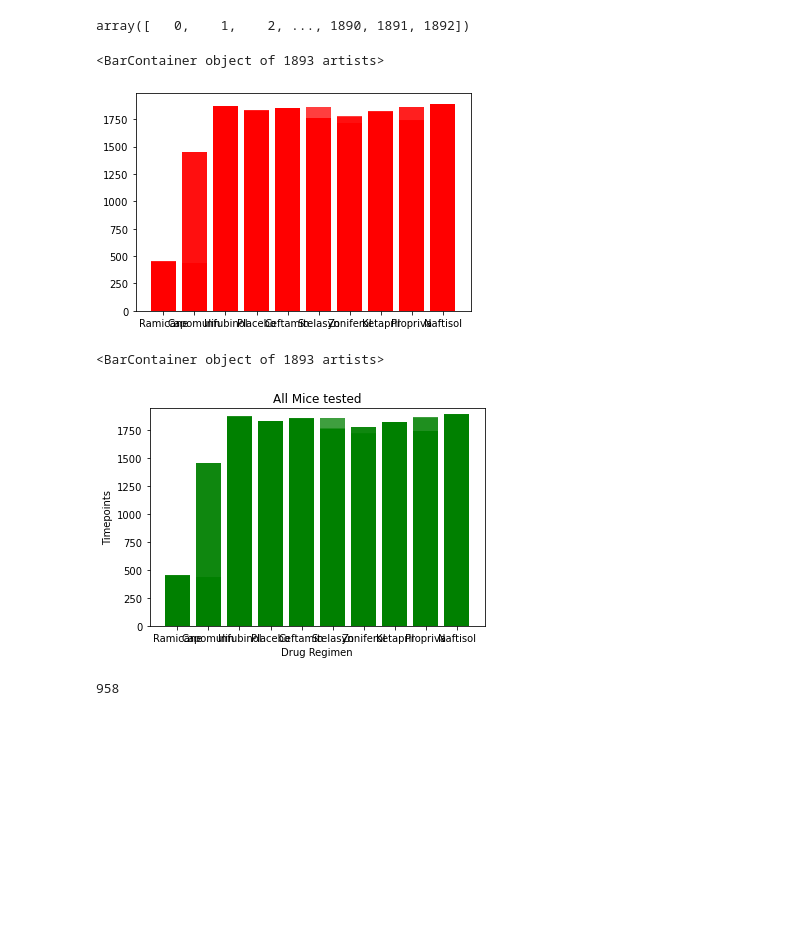
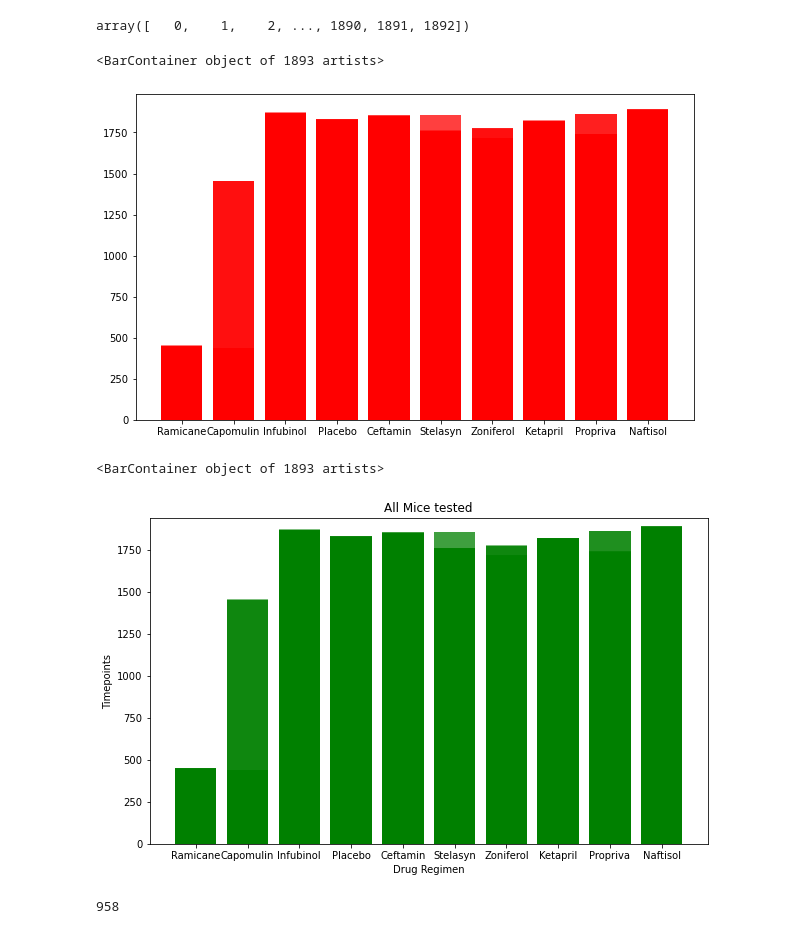
Before and after one commit to chokison79/Matplotlib-challenge, a Jupyter notebook: pymaceuticals_starter.ipynb, the cells around one changed output. Cells and saved outputs as stored; diff of their text form; code cells hidden in the pictures; blank space fills up the shorter version.

```diff
--- a/pymaceuticals_starter.ipynb
+++ b/pymaceuticals_starter.ipynb
@@ -251,18 +251,20 @@ array([   0,    1,    2, ..., 1890, 1891, 1892])
 # %%
 # Generate a bar plot showing the total number of timepoints for all mice tested for each drug regimen using Pandas.
 clean_mousedata_df
 
 x_axis = clean_mousedata_df['Drug Regimen']
 y_axis = np.arange(len(x_axis))
 
+plt.figure(figsize=(10,6))
 
 plt.bar(x_axis, y_axis, color='r', alpha=0.5, align="center")
 # %% [output]
 <BarContainer object of 1893 artists>
-[figure, old version]
+[figure, new version]
 # %%
 # Generate a bar plot showing the total number of timepoints for all mice tested for each drug regimen using pyplot.
 
+plt.figure(figsize=(10,6))
 plt.title("All Mice tested")
 plt.xlabel("Drug Regimen")
 plt.ylabel("Timepoints")
@@ -274,7 +276,7 @@ plt.ylim(0, max(y_axis)+50.0)
 plt.bar(x_axis, y_axis, color='g', alpha=0.5, align="center")
 # %% [output]
 <BarContainer object of 1893 artists>
-[figure, old version]
+[figure, new version]
 # %%
 # Generate a pie plot showing the distribution of female versus male mice using Pandas
 clean_mousedata_df
```
Also changed, not shown: parts of 8 cells of this notebook.
